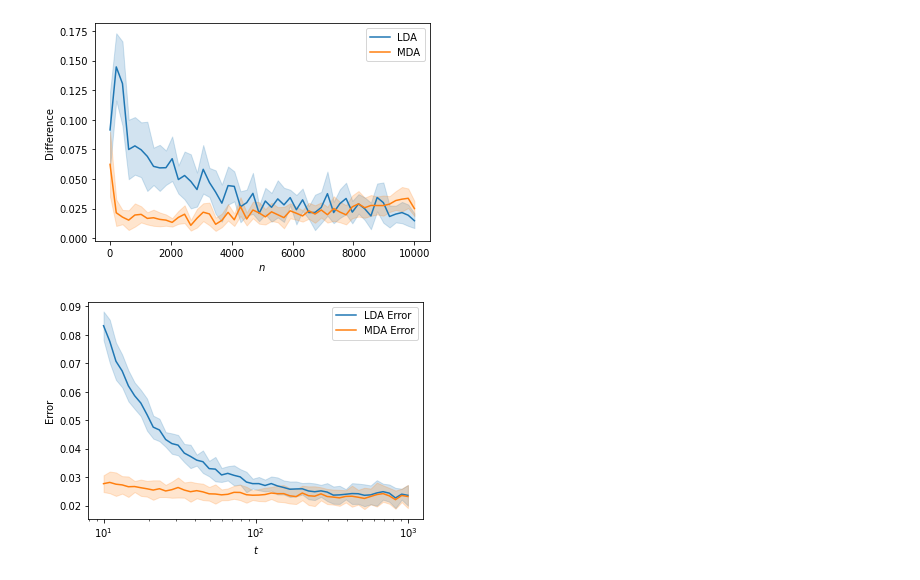
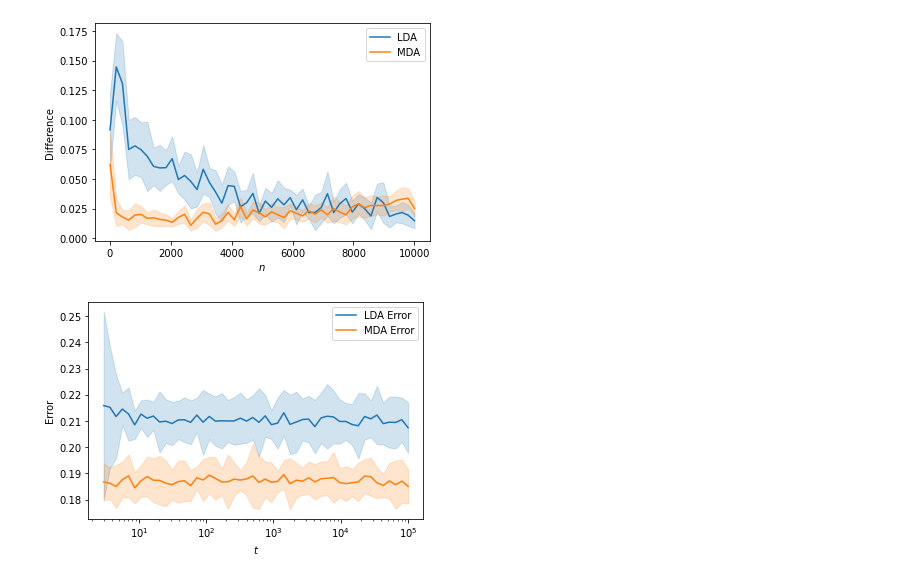
Before and after one commit to armanbolatov/long_tail, a Jupyter notebook: synthetic_experiments.ipynb, the cells around one changed output. Saved outputs shown, nothing was run; the diff lists cells and outputs as text; code cells hidden in the pictures.

```diff
--- a/synthetic_experiments.ipynb
+++ b/synthetic_experiments.ipynb
@@ -134,7 +134,7 @@ def experiment_p_and_q(params, iters, q):
         X_train_pos, X_train_neg = generate_dataset(params, fixed_mu=True)
         y_train_pos, y_train_neg = np.ones(X_train_pos.shape[0]), np.zeros(X_train_neg.shape[0])
         # Generate the test data with p=q and fixed mu
-        params['q'] = q
+        params['p'] = q
         X_test_pos, X_test_neg = generate_dataset(params, fixed_mu=True)
         y_test_pos, y_test_neg = np.ones(X_test_pos.shape[0]), np.zeros(X_test_neg.shape[0])
 
@@ -176,7 +176,7 @@ def experiments_over_parameter(param_name, interval, iters):
 def experiments_over_p_and_q(q, ts, iters):
     """Run the experiments training on 1 - 1 / ts and testing on q."""
     # Set the default parameters
-    params = {'mu_norm': 2, 'sigma': 1, 'n': 10000, 'p': 0.9, 'd': 50}
+    params = {'mu_norm': 1, 'sigma': 1, 'n': 10000, 'p': 0.9, 'd': 50}
     results = []
     for t in tqdm(ts):
         params['p'] = 1 - 1 / t # Set p to the current value
@@ -260,15 +260,16 @@ def plot_errors(interval, lda_errors_mean, mda_errors_mean, lda_errors_std, mda_
         plt.show()
 
 
-def plot_results_p_and_q(ts, results):
+def plot_results_p_and_q(ts, results, mda_only=False):
     """Plot the results of the experiments on training on p and testing on q."""
     lda_errors_mean, mda_errors_mean, lda_errors_std, mda_errors_std =results
 
-    plt.plot(ts, lda_errors_mean, label='LDA Error', color='#1f77b4')
-    plt.fill_between(ts,
-                     np.array(lda_errors_mean) - 1.96 * np.array(lda_errors_std),
-                     np.array(lda_errors_mean) + 1.96 * np.array(lda_errors_std),
-                     alpha=0.2, color='#1f77b4')
+    if not mda_only:
+        plt.plot(ts, lda_errors_mean, label='LDA Error', color='#1f77b4')
+        plt.fill_between(ts,
+                         np.array(lda_errors_mean) - 1.96 * np.array(lda_errors_std),
+                        np.array(lda_errors_mean) + 1.96 * np.array(lda_errors_std),
+                        alpha=0.2, color='#1f77b4')
     plt.plot(ts, mda_errors_mean, label='MDA Error', color='#ff7f0e')
     plt.fill_between(ts,
                      np.array(mda_errors_mean) - 1.96 * np.array(mda_errors_std),
@@ -324,8 +325,9 @@ plot_results(ns, results, param_name='n', differences=True)
 [figure]
 # %%
 # Vary the p (which is 1 - 1/t), keeping the other parameters fixed
-ts = np.logspace(1, 3, 50)
+from math import log10
+ts = np.logspace(log10(3), 5, 50)
 results = experiments_over_p_and_q(0.9, ts, 10)
-plot_results_p_and_q(ts, results)
+plot_results_p_and_q(ts, results, mda_only=False)
 # %% [output]
-[figure, old version]
+[figure, new version]
```
Also changed, not shown: 1 other file.
